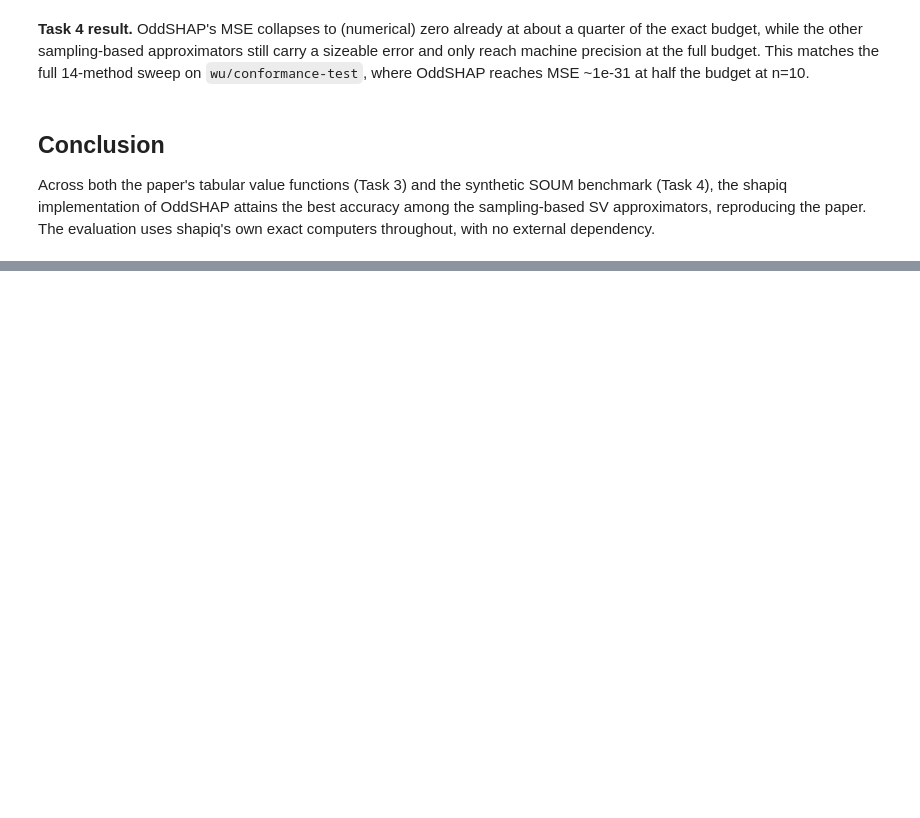
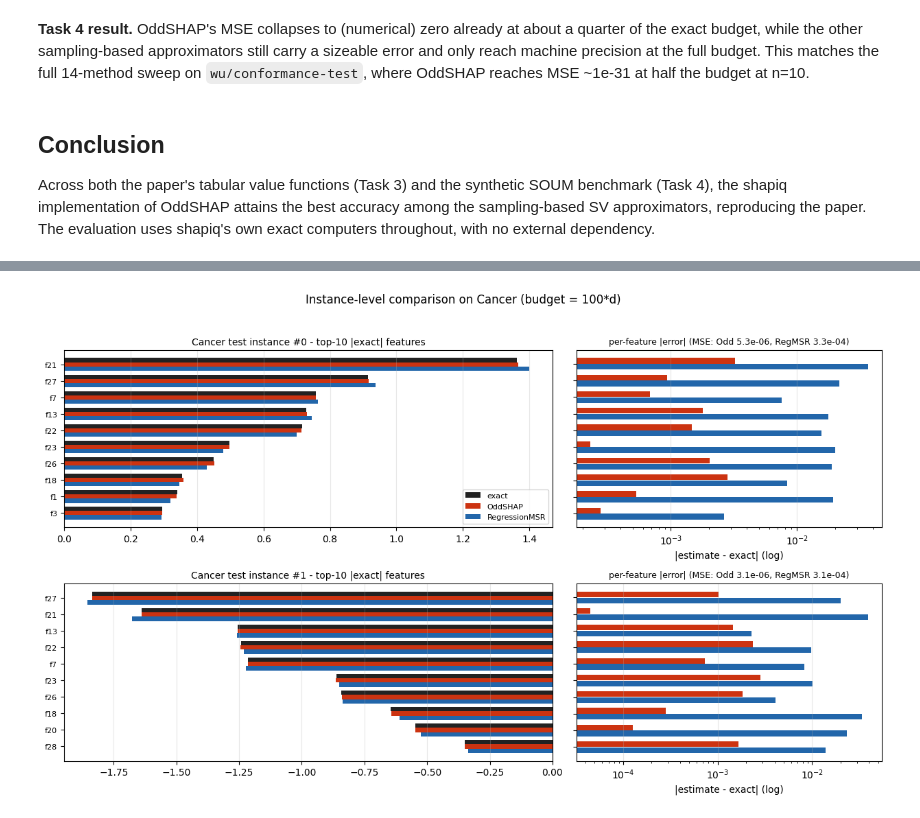
Before and after one commit to FabianK-Dev/shapiq, a Jupyter notebook: notebooks/oddshap_reproduction_and_benchmark.ipynb, the cells around one changed output, grey strips where cells are left out. Cells and saved outputs as stored; diff of their text form; code cells hidden in the pictures; blank space fills up the shorter version.

```diff
--- a/notebooks/oddshap_reproduction_and_benchmark.ipynb
+++ b/notebooks/oddshap_reproduction_and_benchmark.ipynb
@@ -233,0 +416,42 @@ dependency.
+# %%
+x, y = datasets.load_breast_cancer()
+x = np.asarray(x, dtype=float); y = np.asarray(y, dtype=float).astype(int)
+n = x.shape[1]
+x_tr, x_te, y_tr, _ = train_test_split(x, y, test_size=0.2, random_state=RANDOM_STATE)
+model = XGBClassifier(random_state=RANDOM_STATE, n_jobs=1).fit(x_tr, y_tr)
+rng = np.random.default_rng(RANDOM_STATE)
+bg = x_tr[rng.choice(x_tr.shape[0], size=min(50, x_tr.shape[0]), replace=False)]
+gt_explainer = InterventionalTreeExplainer(model=model, data=bg.astype(np.float32),
+                                           index="SV", max_order=1, class_index=1)
+budget = 100 * n
+
+fig, axes = plt.subplots(2, 2, figsize=(12.5, 7.6), gridspec_kw={"width_ratios": [1.6, 1.0]})
+for row, inst in enumerate([0, 1]):
+    t = x_te[inst]
+    gt = single_feature_values(gt_explainer.explain_function(t.astype(np.float32)), n)
+    game = InterventionalGame(model=model, reference_data=bg, target_instance=t, class_index=1)
+    est_odd = single_feature_values(OddSHAP(n=n, random_state=0).approximate(budget, game), n)
+    est_reg = single_feature_values(RegressionMSR(n=n, index="SV", random_state=0).approximate(budget, game), n)
+    top = np.argsort(-np.abs(gt))[:10][::-1]
+    ypos = np.arange(len(top)); h = 0.26
+    axL, axR = axes[row]
+    axL.barh(ypos + h, gt[top], h, color="#222222", label="exact")
+    axL.barh(ypos, est_odd[top], h, color="#CC3311", label="OddSHAP")
+    axL.barh(ypos - h, est_reg[top], h, color="#2266AA", label="RegressionMSR")
+    axL.set_yticks(ypos); axL.set_yticklabels([f"f{i}" for i in top], fontsize=8)
+    axL.axvline(0, color="k", lw=0.6); axL.grid(True, axis="x", alpha=0.3)
+    axL.set_title(f"Cancer test instance #{inst} - top-10 |exact| features", fontsize=10)
+    if row == 0:
+        axL.legend(fontsize=8, loc="lower right")
+    axR.barh(ypos + 0.18, np.abs(est_odd - gt)[top], 0.34, color="#CC3311")
+    axR.barh(ypos - 0.18, np.abs(est_reg - gt)[top], 0.34, color="#2266AA")
+    axR.set_yticks(ypos); axR.set_yticklabels([]); axR.set_xscale("log")
+    axR.grid(True, axis="x", alpha=0.3)
+    axR.set_title(f"per-feature |error| (MSE: Odd {np.mean((est_odd-gt)**2):.1e}, "
+                  f"RegMSR {np.mean((est_reg-gt)**2):.1e})", fontsize=9)
+    axR.set_xlabel("|estimate - exact| (log)")
+fig.suptitle("Instance-level comparison on Cancer (budget = 100*d)", fontsize=12)
+fig.tight_layout(rect=(0, 0, 1, 0.96))
+plt.show()
+# %% [output]
+[figure, added]
```
Also changed, not shown: parts of 11 cells of this notebook.
